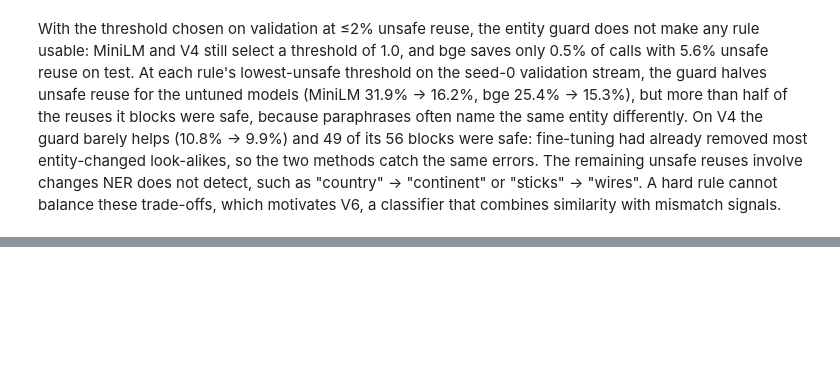
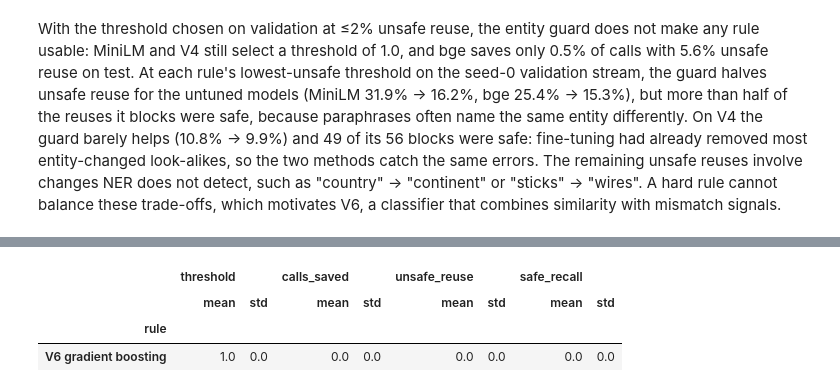
Before and after one commit to Naveena126/dsa4-reuse-retrieve-generate, a Jupyter notebook: notebooks/NaveenaSivapuram_Cache_Reuse.ipynb, the cells around one changed output, grey strips where cells are left out. Drawn from its saved outputs; the diff is of its cells as text; code cells hidden in the pictures; blank space fills up the shorter version.

Commit message:
Task 1: V5 fix, V6 gradient boosting

```diff
--- a/notebooks/NaveenaSivapuram_Cache_Reuse.ipynb
+++ b/notebooks/NaveenaSivapuram_Cache_Reuse.ipynb
@@ -540,0 +567,84 @@ With the threshold chosen on validation at ≤2% unsafe reuse, the entity guard
+# %%
+# V6: gradient-boosting reuse classifier (similarity + mismatch features)
+from sklearn.ensemble import HistGradientBoostingClassifier
+from sklearn.inspection import permutation_importance
+from sklearn.metrics import roc_auc_score
+
+STOP = {"the", "a", "an", "of", "in", "on", "at", "to", "for", "by", "with", "and", "or", "is", "was",
+        "are", "were", "be", "which", "what", "who", "whom", "whose", "when", "where", "how", "did",
+        "does", "do", "that", "this", "from", "as", "it", "its", "his", "her", "their"}
+WORD = re.compile(r"[a-z0-9]+")
+def toks(t):
+    return {w for w in WORD.findall(t.lower()) if w not in STOP}
+
+FEATS = ["cos_minilm", "cos_bge", "jaccard", "only_query", "only_cached",
+         "ent_diff", "ent_same", "num_diff", "len_ratio"]
+
+def pair_features(st):
+    texts, vids = st["text"].to_numpy(), st["vid"].to_numpy()
+    def f(i, j):
+        a, b = texts[i], texts[j]
+        ta, tb, ea, eb = toks(a), toks(b), ents(a), ents(b)
+        return [float(EMB["minilm"][vids[i]] @ EMB["minilm"][vids[j]]),
+                float(EMB["bge"][vids[i]] @ EMB["bge"][vids[j]]),
+                len(ta & tb) / max(1, len(ta | tb)), len(ta - tb), len(tb - ta),
+                len(ea ^ eb), int(ea == eb),
+                int(set(NUM.findall(a)) != set(NUM.findall(b))),
+                min(len(a), len(b)) / max(len(a), len(b), 1)]
+    return f
+
+def labelled_pairs(st):
+    """Every event paired with its most similar EARLIER event (V2 ensemble), labelled safe/unsafe."""
+    keys = [answer_key(a, b, c) for a, b, c in zip(st["qid"], st["kind"], st["vid"])]
+    S, f = sim_for(st, RULES["V2 ensemble"]), pair_features(st)
+    X, y = [], []
+    for i in range(1, len(st)):
+        j = int(np.argmax(S[i, :i]))
+        X.append(f(i, j))
+        y.append(keys[i] == keys[j])
+    return np.array(X), np.array(y)
+
+def v6_check(st, clf, tau):
+    f, memo = pair_features(st), {}
+    def chk(i, j):
+        if (i, j) not in memo:
+            memo[(i, j)] = clf.predict_proba(np.array([f(i, j)]))[0, 1]
+        return memo[(i, j)] >= tau
+    return chk
+
+TAUS = np.round(np.arange(0.50, 1.0001, 0.01), 2)
+rows6 = []
+for seed in (0, 1, 2):
+    Xtr, ytr = labelled_pairs(make_stream(seed, "train"))
+    clf = HistGradientBoostingClassifier(max_iter=300, learning_rate=0.05,
+                                         random_state=seed).fit(Xtr, ytr)
+    sv, st = make_stream(seed, "val"), make_stream(seed, "test")
+    Sv, St = sim_for(sv, RULES["V2 ensemble"]), sim_for(st, RULES["V2 ensemble"])
+    cv = pd.DataFrame([{"tau": tau, **reuse.summarise(simulate_rule(sv, Sv, -1.0, v6_check(sv, clf, tau)))}
+                       for tau in TAUS])
+    ok = cv[(cv["calls_saved"] > 0) & (cv["unsafe_reuse"] <= TARGET)]
+    tau = ok.sort_values("calls_saved").iloc[-1]["tau"] if len(ok) else 1.01
+    rows6.append({"rule": "V6 gradient boosting", "seed": seed, "threshold": min(tau, 1.0),
+                  **reuse.summarise(simulate_rule(st, St, -1.0, v6_check(st, clf, tau)))})
+    if seed == 0:
+        print(f"seed 0: trained on {len(ytr)} pairs ({ytr.mean():.1%} safe)")
+        Xv, yv = labelled_pairs(sv)
+        hard = Xv[:, 1] >= 0.8              # close pairs (bge >= 0.8): where the decision matters
+        pv = clf.predict_proba(Xv)[:, 1]
+        print(f"validation AUROC on close pairs ({hard.sum()} pairs)  V6: {roc_auc_score(yv[hard], pv[hard]):.3f}"
+              f"   bge similarity alone: {roc_auc_score(yv[hard], Xv[hard, 1]):.3f}")
+        nz = cv[cv["calls_saved"] > 0]
+        if len(nz):
+            low = nz.sort_values(["unsafe_reuse", "calls_saved"], ascending=[True, False]).iloc[0]
+            print(f"lowest-unsafe point on seed-0 validation: tau={low['tau']}, "
+                  f"calls_saved={low['calls_saved']:.3f}, unsafe_reuse={low['unsafe_reuse']:.3f}")
+        imp = permutation_importance(clf, Xv[hard], yv[hard], n_repeats=10, random_state=0,
+                                     scoring="roc_auc")
+        display(pd.Series(imp.importances_mean, index=FEATS, name="importance (AUROC drop)")
+                .sort_values(ascending=False).round(3))
+
+res6 = pd.DataFrame(rows6)
+res6.to_csv(MET / "task1_v6_results_by_seed.csv", index=False)
+display(res6.groupby("rule")[["threshold", "calls_saved", "unsafe_reuse", "safe_recall"]]
+        .agg(["mean", "std"]).round(3))
+# %% [output]
@@ -540,0 +664,4 @@ With the threshold chosen on validation at ≤2% unsafe reuse, the entity guard
+|  | threshold |  | calls_saved |  | unsafe_reuse |  | safe_recall |  |
+|  | mean | std | mean | std | mean | std | mean | std |
+| rule |  |  |  |  |  |  |  |  |
+| V6 gradient boosting | 1.0 | 0.0 | 0.0 | 0.0 | 0.0 | 0.0 | 0.0 | 0.0 |
```
Also changed, not shown: parts of 5 cells of this notebook.
